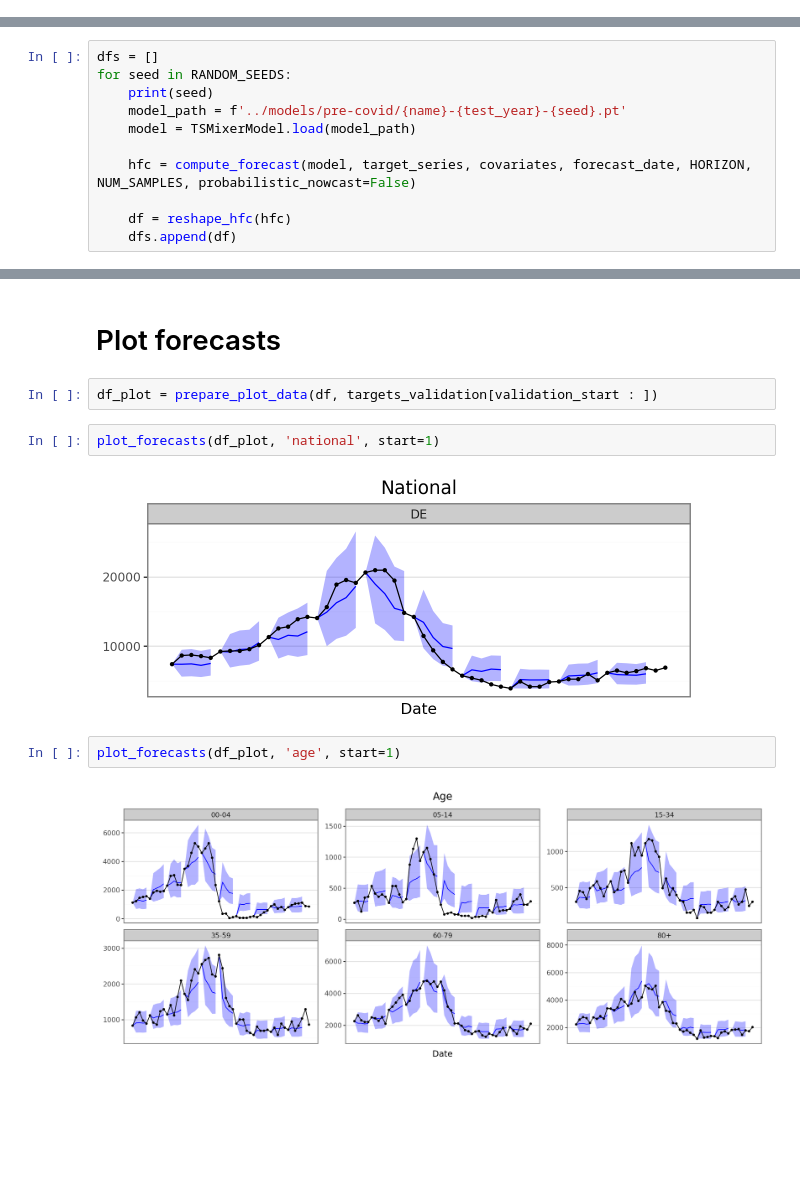
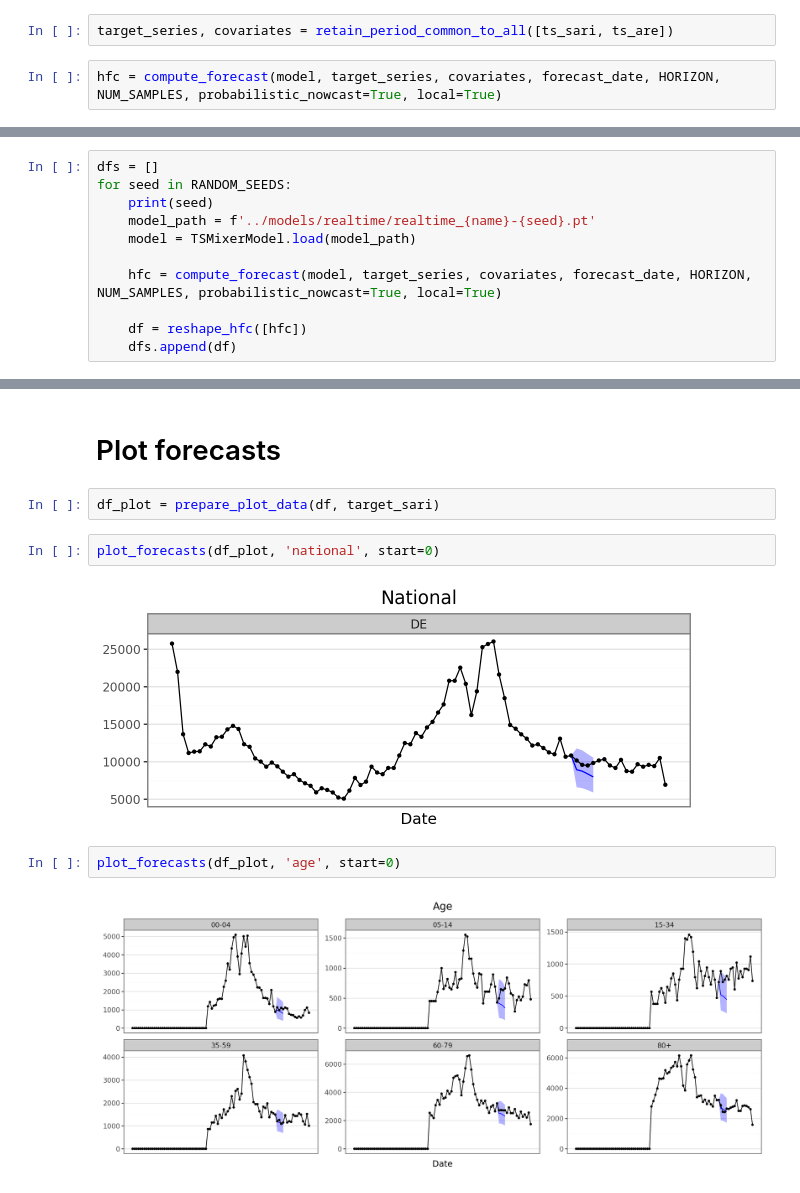
Before and after one commit to dwolffram/SARI-ML, a Jupyter notebook: realtime/realtime_tsmixer_forecast.ipynb, the cells around one changed output, grey strips where cells are left out. Saved outputs shown, nothing was run; the diff lists cells and outputs as text; blank space fills up the shorter version.

Commit message:
hyperparameter tuning for realtime setting

```diff
--- a/realtime/realtime_tsmixer_forecast.ipynb
+++ b/realtime/realtime_tsmixer_forecast.ipynb
@@ -225,3 +211,7 @@ def compute_forecast(model, target_series, covariates, forecast_date, horizon, n
     ts_forecast = concatenate(fct, axis='sample')
 
     return ts_forecast
+# %%
+target_series, covariates = retain_period_common_to_all([ts_sari, ts_are])
+# %%
+hfc = compute_forecast(model, target_series, covariates, forecast_date, HORIZON, NUM_SAMPLES, probabilistic_nowcast=True, local=True)
@@ -231,10 +225,10 @@ RANDOM_SEEDS = [1, 2, 3, 4, 5] # , 6, 7, 8, 9, 10]
 dfs = []
 for seed in RANDOM_SEEDS:
     print(seed)
-    model_path = f'../models/pre-covid/{name}-{test_year}-{seed}.pt'
+    model_path = f'../models/realtime/realtime_{name}-{seed}.pt'
     model = TSMixerModel.load(model_path)
 
-    hfc = compute_forecast(model, target_series, covariates, forecast_date, HORIZON, NUM_SAMPLES, probabilistic_nowcast=False)
+    hfc = compute_forecast(model, target_series, covariates, forecast_date, HORIZON, NUM_SAMPLES, probabilistic_nowcast=True, local=True)
 
-    df = reshape_hfc(hfc)
+    df = reshape_hfc([hfc])
     dfs.append(df)
@@ -248,12 +246,12 @@ df.to_csv(f'../data/submissions/{forecast_date}-icosari-sari-DW-{name}.csv', ind
 # %% [markdown]
 # Plot forecasts
 # %%
-df_plot = prepare_plot_data(df, targets_validation[validation_start : ])
+df_plot = prepare_plot_data(df, target_sari)
 # %%
-plot_forecasts(df_plot, 'national', start=1)
+plot_forecasts(df_plot, 'national', start=0)
 # %% [output]
-[figure, old version]
+[figure, new version]
 # %%
-plot_forecasts(df_plot, 'age', start=1)
+plot_forecasts(df_plot, 'age', start=0)
 # %% [output]
-[figure, old version]
+[figure, new version]
```
Also changed, not shown: parts of 22 cells of this notebook, 2 other files.
